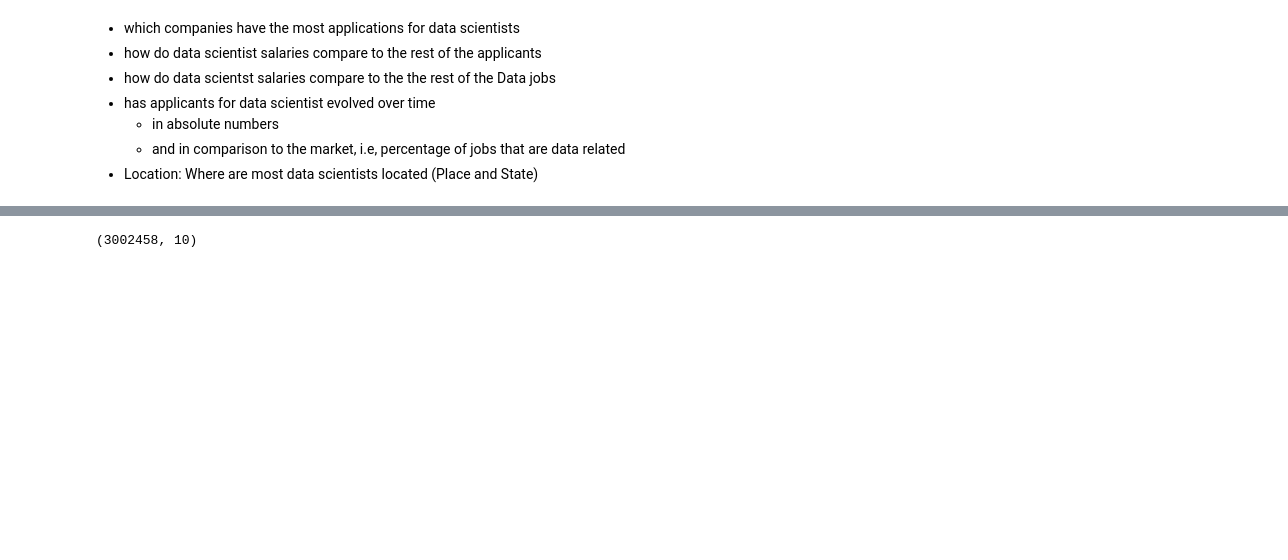
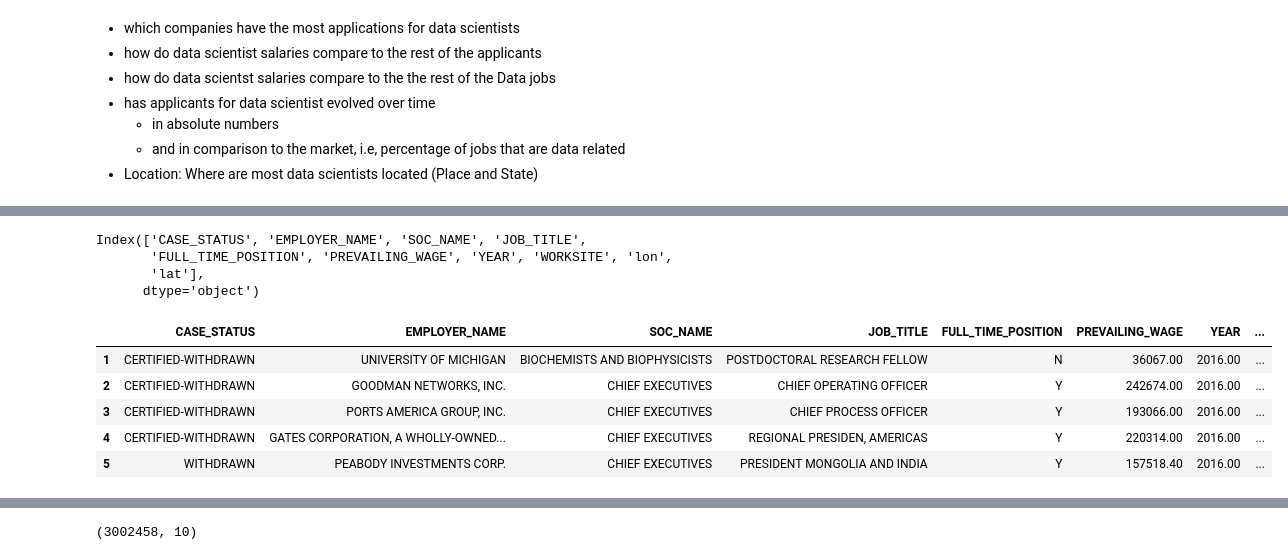
Before and after one commit to dileepkini/H1B-Applications, a Jupyter notebook: H_1B_petitions.ipynb, the cells around one changed output, grey strips where cells are left out. Drawn from its saved outputs; the diff is of its cells as text; code cells hidden in the pictures; blank space fills up the shorter version.

```diff
--- a/H_1B_petitions.ipynb
+++ b/H_1B_petitions.ipynb
@@ -23 +32,17 @@ df = pd.read_csv('./h1b_kaggle.csv', index_col=0)
+# %%
+df.columns
+# %% [output]
+Index(['CASE_STATUS', 'EMPLOYER_NAME', 'SOC_NAME', 'JOB_TITLE',
+       'FULL_TIME_POSITION', 'PREVAILING_WAGE', 'YEAR', 'WORKSITE', 'lon',
+       'lat'],
+      dtype='object')
+# %%
+df.head(5)
+# %% [output]
+|  | CASE_STATUS | EMPLOYER_NAME | SOC_NAME | JOB_TITLE | FULL_TIME_POSITION | PREVAILING_WAGE | YEAR | ... |
+| 1 | CERTIFIED-WITHDRAWN | UNIVERSITY OF MICHIGAN | BIOCHEMISTS AND BIOPHYSICISTS | POSTDOCTORAL RESEARCH FELLOW | N | 36067.00 | 2016.00 | ... |
+| 2 | CERTIFIED-WITHDRAWN | GOODMAN NETWORKS, INC. | CHIEF EXECUTIVES | CHIEF OPERATING OFFICER | Y | 242674.00 | 2016.00 | ... |
+| 3 | CERTIFIED-WITHDRAWN | PORTS AMERICA GROUP, INC. | CHIEF EXECUTIVES | CHIEF PROCESS OFFICER | Y | 193066.00 | 2016.00 | ... |
+| 4 | CERTIFIED-WITHDRAWN | GATES CORPORATION, A WHOLLY-OWNED... | CHIEF EXECUTIVES | REGIONAL PRESIDEN, AMERICAS | Y | 220314.00 | 2016.00 | ... |
+| 5 | WITHDRAWN | PEABODY INVESTMENTS CORP. | CHIEF EXECUTIVES | PRESIDENT MONGOLIA AND INDIA | Y | 157518.40 | 2016.00 | ... |
 # %% [markdown]
```
Also changed, not shown: parts of 24 cells of this notebook.
